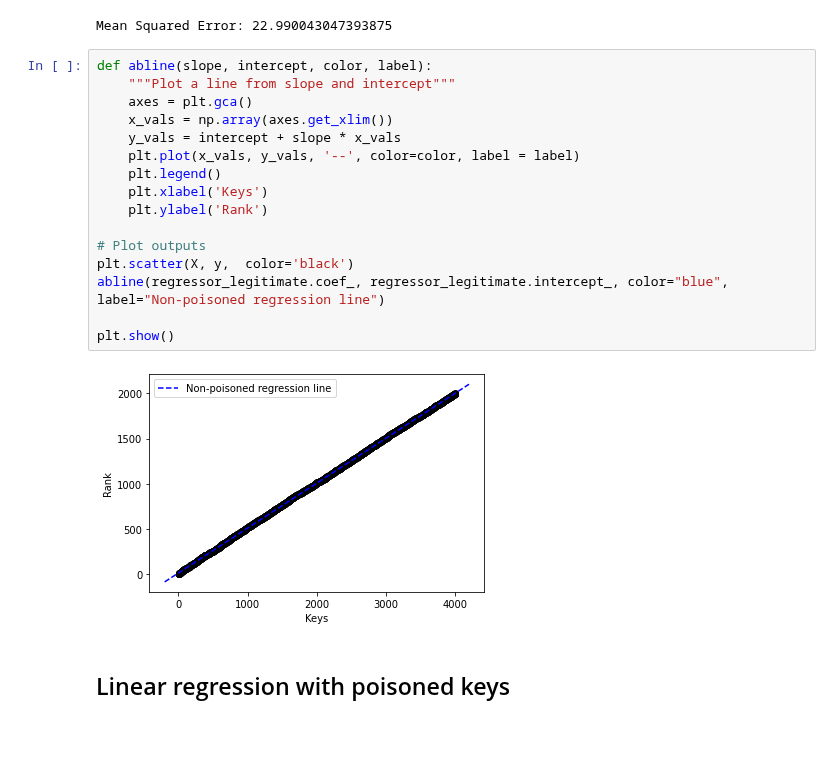
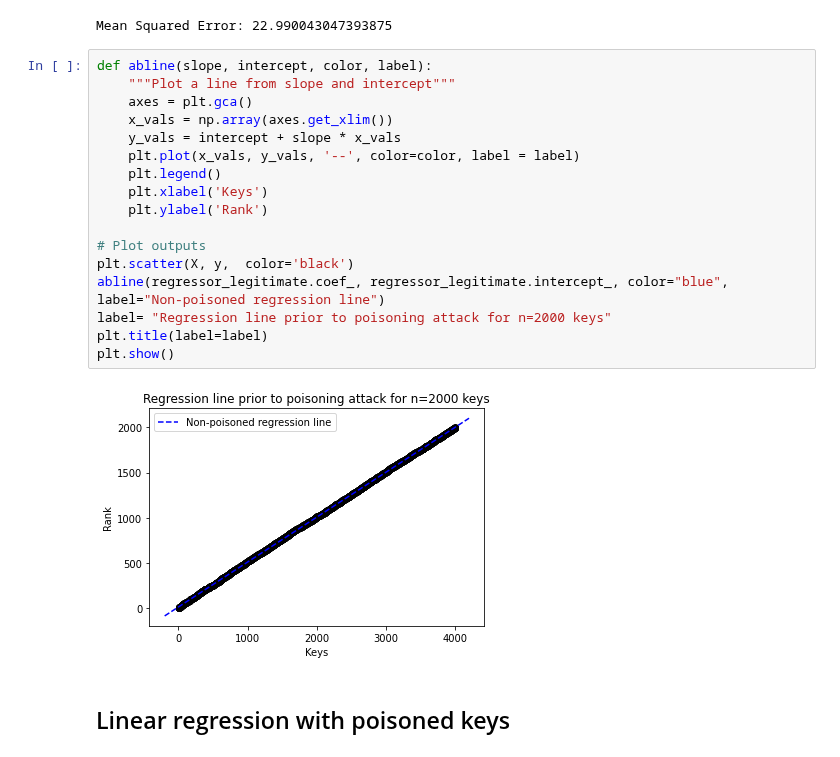
Before and after one commit to Bachfischer/adversarial-ml-for-learned-indexes, a Jupyter notebook: src/greedy_poisoning_regression_cdf.ipynb, the cells around one changed output. Drawn from its saved outputs; the diff is of its cells as text.

Commit message:
update visualization scripts

```diff
--- a/src/greedy_poisoning_regression_cdf.ipynb
+++ b/src/greedy_poisoning_regression_cdf.ipynb
@@ -173,21 +167,22 @@ Mean Squared Error: 22.990043047393875
 # %%
 def abline(slope, intercept, color, label):
     """Plot a line from slope and intercept"""
     axes = plt.gca()
     x_vals = np.array(axes.get_xlim())
     y_vals = intercept + slope * x_vals
     plt.plot(x_vals, y_vals, '--', color=color, label = label)
     plt.legend()
     plt.xlabel('Keys')
     plt.ylabel('Rank')
 
 # Plot outputs
 plt.scatter(X, y,  color='black')
 abline(regressor_legitimate.coef_, regressor_legitimate.intercept_, color="blue", label="Non-poisoned regression line")
-
+label= "Regression line prior to poisoning attack for n=2000 keys"
+plt.title(label=label)
 plt.show()
 # %% [output]
-[figure, old version]
+[figure, new version]
 # %% [markdown]
 ## Linear regression with poisoned keys
 # %%
```
Also changed, not shown: parts of 3 cells of this notebook, 6 other files.
